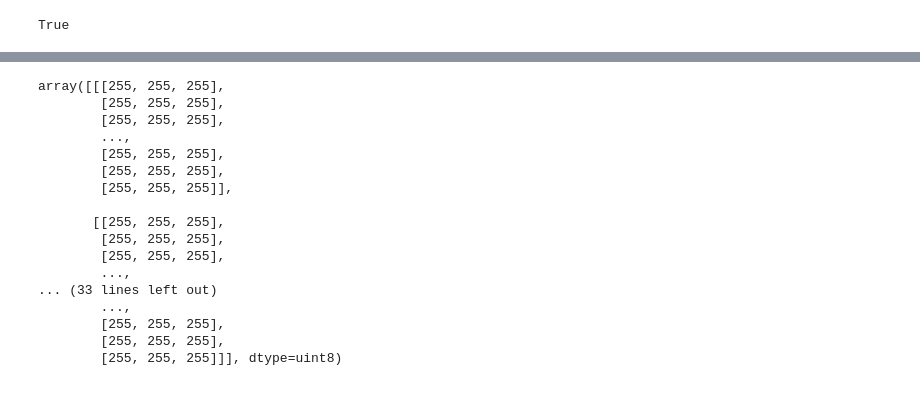
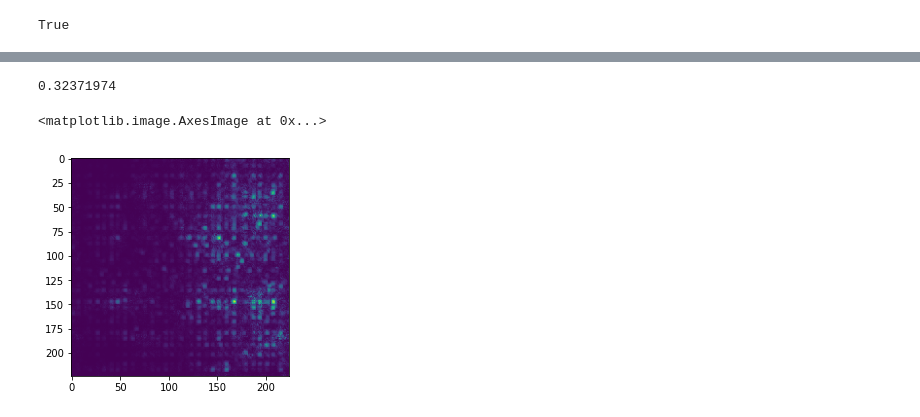
Before and after one commit to ruivarandas/DSLproject, a Jupyter notebook: notebooks/saliency_maps_new.ipynb, the cells around one changed output, grey strips where cells are left out. Drawn from its saved outputs; the diff is of its cells as text; code cells hidden in the pictures.

Commit message:
saliency maps rois and percentage

```diff
--- a/notebooks/saliency_maps_new.ipynb
+++ b/notebooks/saliency_maps_new.ipynb
@@ -226,20 +243,0 @@ plt.imshow(cv2.rectangle(img, top_left, bottom_right, (255, 255, 25), 1000))
-# %%
-img
-# %% [output]
-array([[[255, 255, 255],
-        [255, 255, 255],
-        [255, 255, 255],
-        ...,
-        [255, 255, 255],
-        [255, 255, 255],
-        [255, 255, 255]],
-
-       [[255, 255, 255],
-        [255, 255, 255],
-        [255, 255, 255],
-        ...,
-... (33 lines left out)
-        ...,
-        [255, 255, 255],
-        [255, 255, 255],
-        [255, 255, 255]]], dtype=uint8)
@@ -248,0 +244,2 @@ with open(roi_file_path) as rois:
+# %%
+sal_0_0_232 = saliency
@@ -248,0 +250,9 @@ with open(roi_file_path) as rois:
+# %%
+roi_sum/sal_sum
+# %% [output]
+0.32371974
+# %%
+plt.imshow(sal_0_0_232)
+# %% [output]
+<matplotlib.image.AxesImage at 0x...>
+[figure, added]
```
Also changed, not shown: parts of 28 cells of this notebook, 1 other file.
